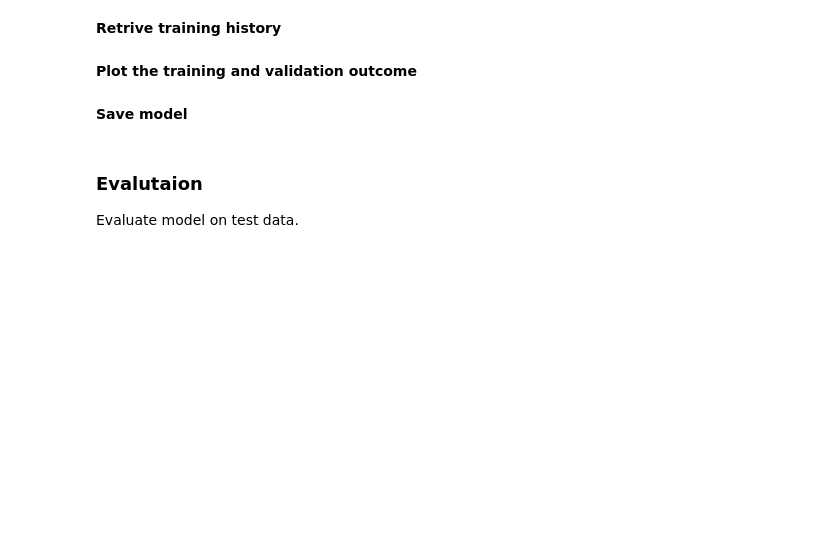
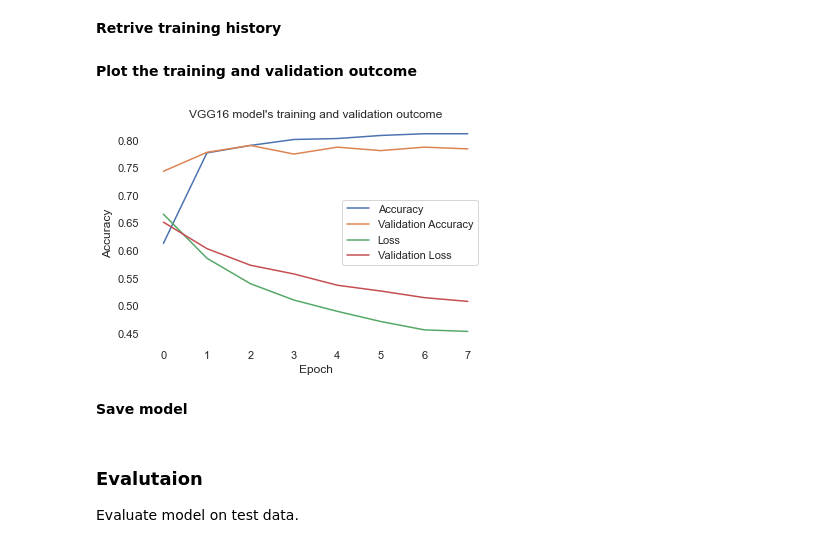
Before and after one commit to nimmitahsin1727/breast-cancer-VGG16, a Jupyter notebook: breast_cancer_with_pretrained_model.ipynb, the cells around one changed output. Saved outputs shown, nothing was run; the diff lists cells and outputs as text; code cells hidden in the pictures; blank space fills up the shorter version.

```diff
--- a/breast_cancer_with_pretrained_model.ipynb
+++ b/breast_cancer_with_pretrained_model.ipynb
@@ -372,2 +371,5 @@ Epoch 22: early stopping
+# %%
+with open('vgg16_history.json', 'w') as file:
+    json.dump(vgg_history.history, file)
 # %% [markdown]
 **Retrive training history**
@@ -376,20 +376,22 @@ Epoch 22: early stopping
+# %%
+with open('vgg16_history.json') as file:
+    vgg_history_data = json.load(file)
 # %% [markdown]
 **Plot the training and validation outcome**
 # %%
-# plt.plot(hist.history["acc"])
-# plt.plot(hist.history['val_acc'])
-# plt.plot(hist.history['loss'])
-# plt.plot(hist.history['val_loss'])
-# plt.title("VGG16 model's histor")
-# plt.ylabel("Accuracy")
-# plt.xlabel("Epoch")
-# plt.legend(["Accuracy", "Validation Accuracy", "loss", "Validation Loss"])
-# plt.show()
-
-# pd.DataFrame(history.history).plot(figsize=(8, 5))
-# plt.grid(True)
-# plt.gca().set_ylim(0, 1)
-# plt.show()
+plt.plot(vgg_history_data["accuracy"])
+plt.plot(vgg_history_data['val_accuracy'])
+plt.plot(vgg_history_data['loss'])
+plt.plot(vgg_history_data['val_loss'])
+plt.title("VGG16 model's training and validation outcome")
+plt.ylabel("Accuracy")
+plt.xlabel("Epoch")
+plt.legend(["Accuracy", "Validation Accuracy", "Loss", "Validation Loss"])
+plt.rcParams['axes.facecolor'] = 'white'
+plt.rcParams['figure.facecolor'] = 'white'
+plt.show()
+# %% [output]
+[figure, added]
 # %% [markdown]
 **Save model**
 # %%
```
Also changed, not shown: parts of 8 cells of this notebook, 8 other files.
